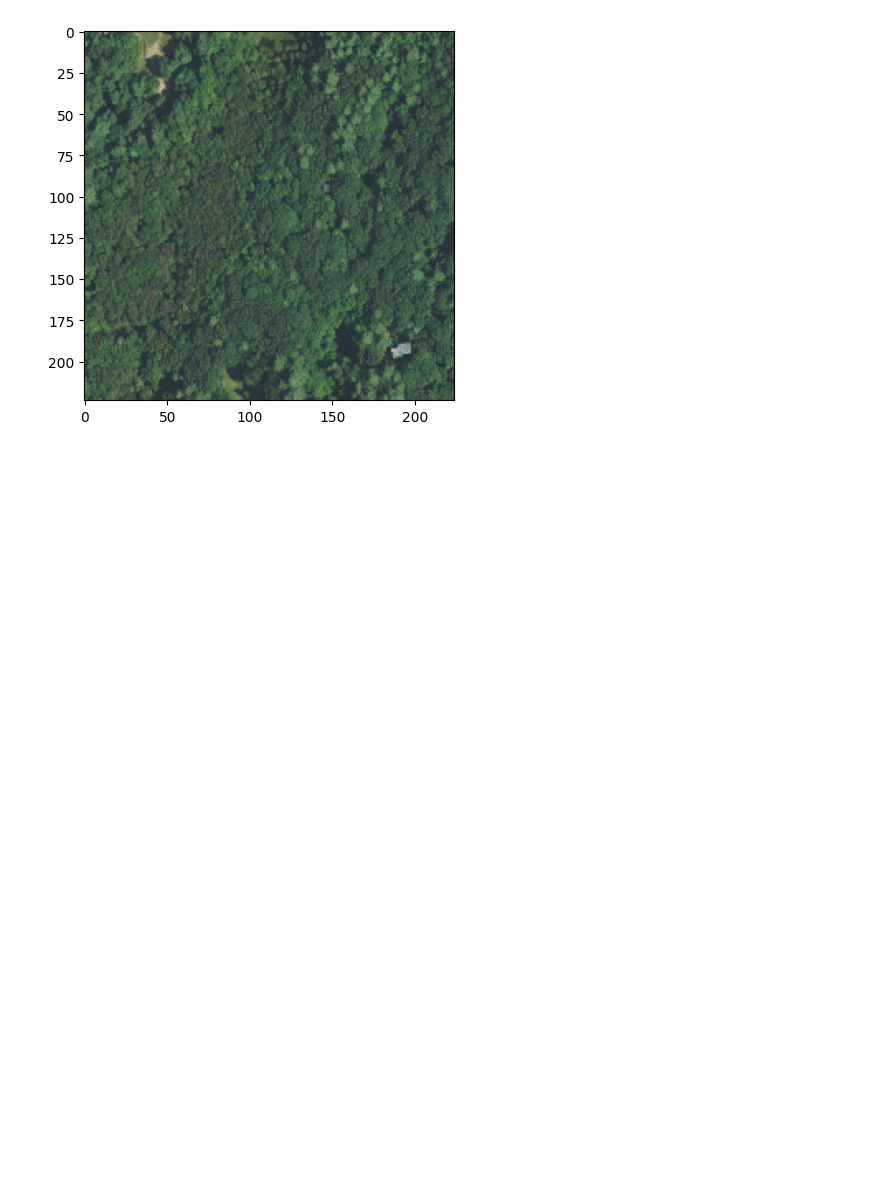
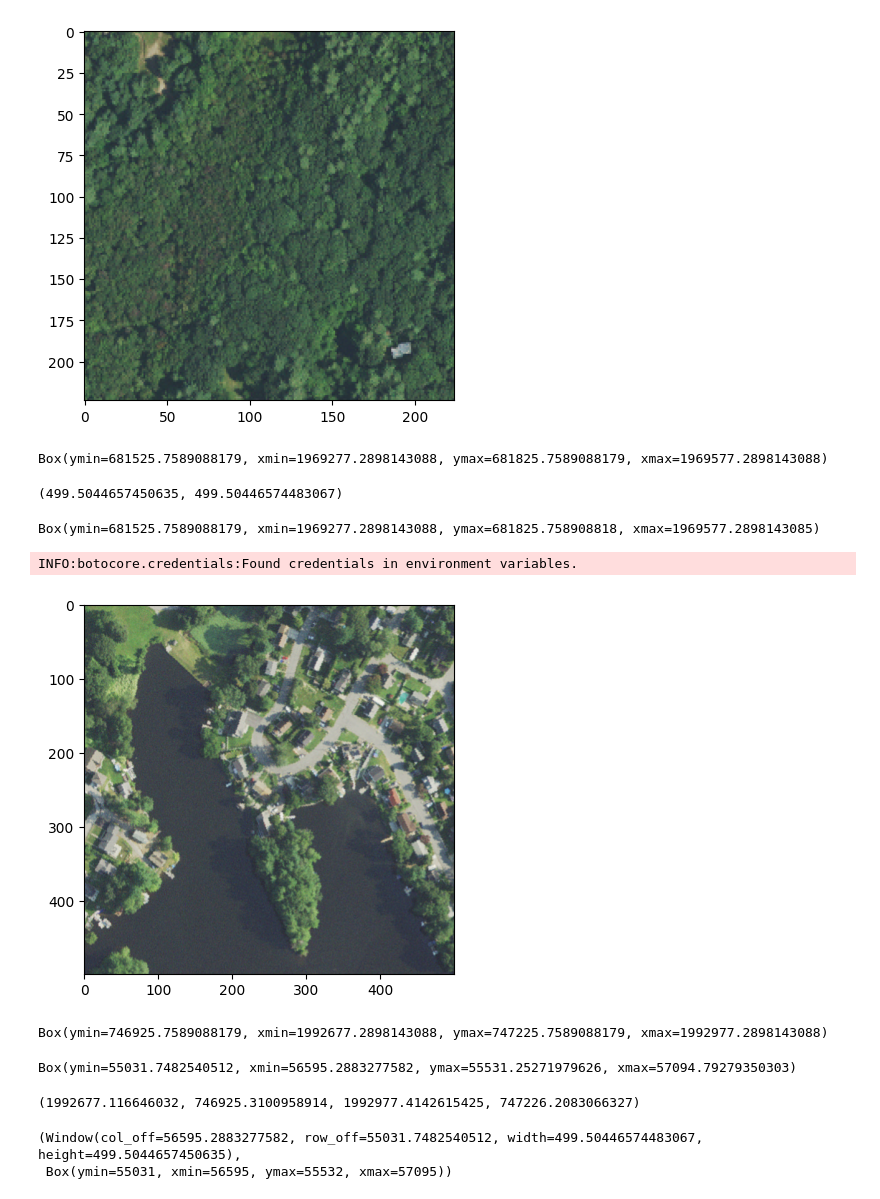
Before and after one commit to AdeelH/raster-vision, a Jupyter notebook: docs/usage/tutorials/queryable-earth/naip_cd.ipynb, the cells around one changed output. Drawn from its saved outputs; the diff is of its cells as text; code cells hidden in the pictures; blank space fills up the shorter version.

```diff
--- a/docs/usage/tutorials/queryable-earth/naip_cd.ipynb
+++ b/docs/usage/tutorials/queryable-earth/naip_cd.ipynb
@@ -414,6 +422,7 @@ loc_to_gmaps_url(w.to_shapely().centroid)
 # %% [output]
 'https://www.google.com/maps/@41.80035363275161,-71.5378150719732,220m/data=!3m1!1e3'
 # %%
-rs_new._crs_transformer = RasterioCRSTransformer.from_uri('mosaic_reproj_new.vrt', map_crs='epsg:5070')
+# rs_new._crs_transformer = RasterioCRSTransformer.from_uri('mosaic_reproj_new.vrt', map_crs='epsg:5070')
+rs_new._crs_transformer = RasterioCRSTransformer.from_uri('mosaic_reproj_new.vrt', map_crs='ESRI:102003')
 # %% [output]
 INFO:botocore.credentials:Found credentials in environment variables.
@@ -539,3 +563,26 @@ plt.imshow(chip.permute(1, 2, 0))
 plt.show()
 # %% [output]
 [figure]
+# %%
+bbox = Box.from_shapely(df_aoi.to_crs('ESRI:102003').geometry.unary_union)
+ws = SlidingWindows(bbox, size=300, stride=300, padding=0)
+# %%
+ws[0]
+# %% [output]
+Box(ymin=681525.7589088179, xmin=1969277.2898143088, ymax=681825.7589088179, xmax=1969577.2898143088)
+# %%
+rs_new.crs_transformer.map_to_pixel(ws[50_000]).size
+# %% [output]
+(499.5044657450635, 499.50446574483067)
+# %%
+rs_new.crs_transformer.pixel_to_map(rs_new.crs_transformer.map_to_pixel(ws[0]))
+# %% [output]
+Box(ymin=681525.7589088179, xmin=1969277.2898143088, ymax=681825.758908818, xmax=1969577.2898143085)
+# %%
+# chip = rs_new.get_chip_by_map_window(ws[50_000])
+chip = rs_new.get_chip(rs_new.crs_transformer.map_to_pixel(ws[50_000]))
+plt.imshow(chip)
+plt.show()
+# %% [output]
+INFO:botocore.credentials:Found credentials in environment variables.
+[figure, added]
@@ -541,0 +591,4 @@ plt.show()
+# %%
+ws[50_000]
+# %% [output]
+Box(ymin=746925.7589088179, xmin=1992677.2898143088, ymax=747225.7589088179, xmax=1992977.2898143088)
@@ -541,0 +597,14 @@ plt.show()
+# %%
+(ymin, ymax), (xmin, xmax) = rio_w.toranges()
+Box(ymin, xmin, ymax, xmax)
+# %% [output]
+Box(ymin=55031.7482540512, xmin=56595.2883277582, ymax=55531.25271979626, xmax=57094.79279350303)
+# %%
+bounds(Window(*Box.from_rasterio(rio_w).to_xywh()), transform=rs_new.image_dataset.transform)
+# %% [output]
+(1992677.116646032, 746925.3100958914, 1992977.4142615425, 747226.2083066327)
+# %%
+rio_w, Box.from_rasterio(rio_w)
+# %% [output]
+(Window(col_off=56595.2883277582, row_off=55031.7482540512, width=499.50446574483067, height=499.5044657450635),
+ Box(ymin=55031, xmin=56595, ymax=55532, xmax=57095))
```
Also changed, not shown: parts of 15 cells of this notebook.
